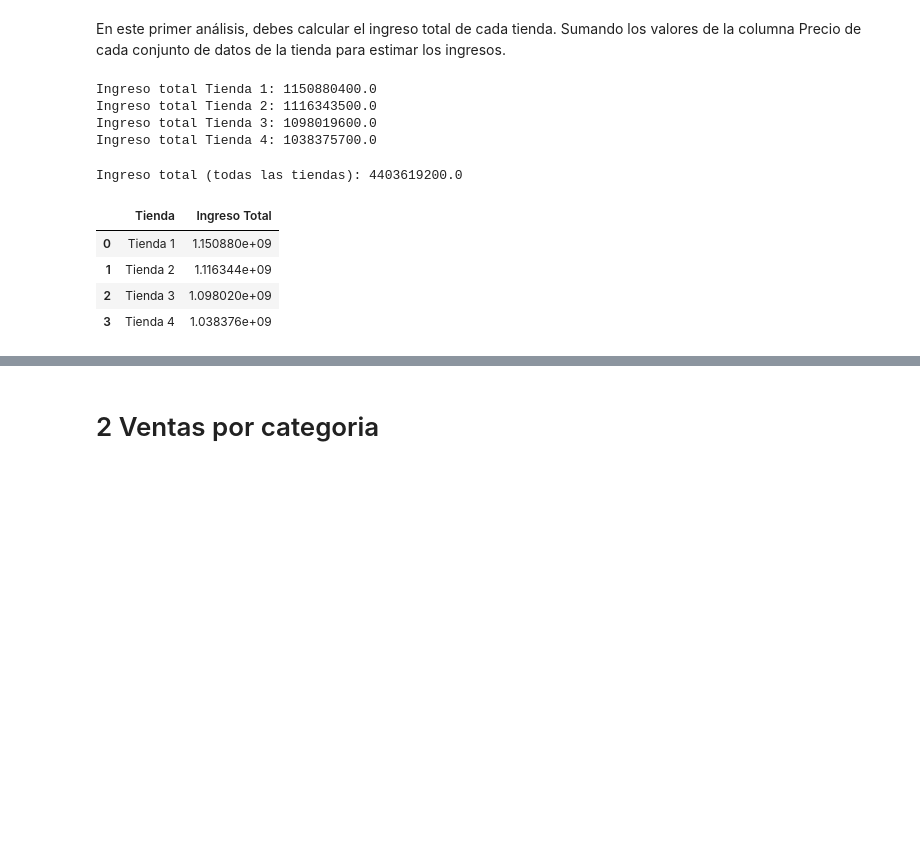
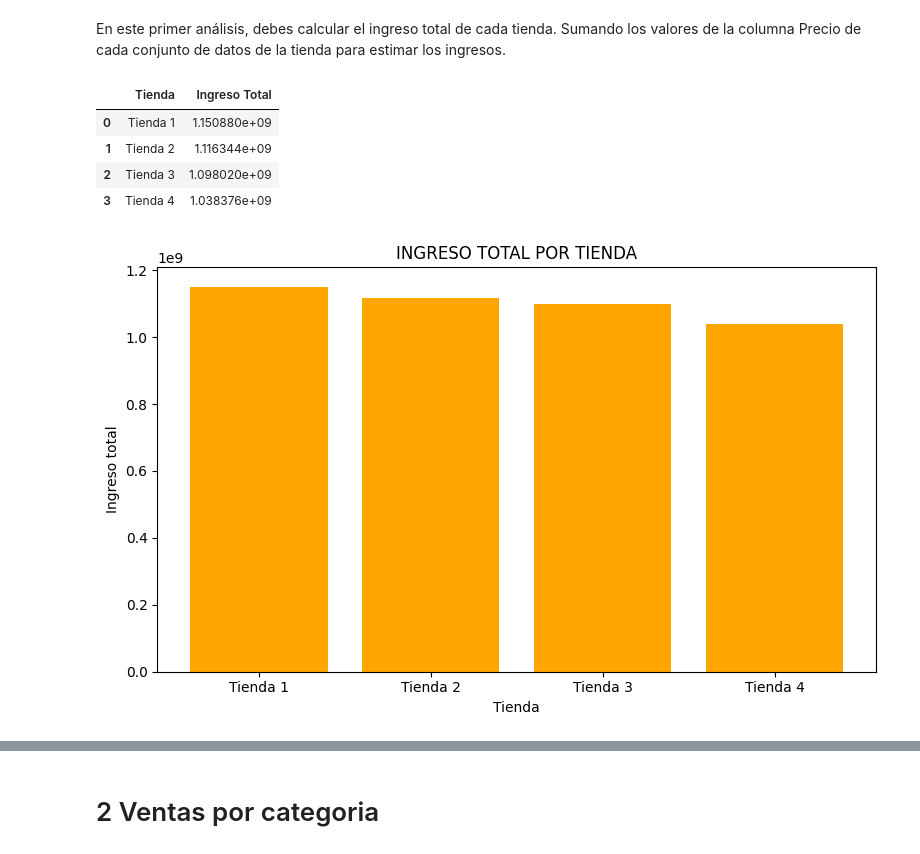
Before and after one commit to rocioivonneperezgonzalez-ship-it/Practicando-Python-para-Data-Science-Challenge-Alura-Store, a Jupyter notebook: Python_para_Data_Science_Challenge_Alura_Store.ipynb, the cells around one changed output, grey strips where cells are left out. Saved outputs shown, nothing was run; the diff lists cells and outputs as text; code cells hidden in the pictures; blank space fills up the shorter version.

```diff
--- a/Python_para_Data_Science_Challenge_Alura_Store.ipynb
+++ b/Python_para_Data_Science_Challenge_Alura_Store.ipynb
@@ -165,31 +165,42 @@ ingreso_tienda2 = tienda2['Precio'].sum()
 ingreso_tienda3 = tienda3['Precio'].sum()
 ingreso_tienda4 = tienda4['Precio'].sum()
 
-print("Ingreso total Tienda 1:", ingreso_tienda1)
-print("Ingreso total Tienda 2:", ingreso_tienda2)
-print("Ingreso total Tienda 3:", ingreso_tienda3)
-print("Ingreso total Tienda 4:", ingreso_tienda4)
+ingresos = {
+    'Tienda': ['Tienda 1', 'Tienda 2', 'Tienda 3', 'Tienda 4'],
+    'Ingreso Total': [ingreso_tienda1, ingreso_tienda2, ingreso_tienda3, ingreso_tienda4]
+}
+
+df_ingresos = pd.DataFrame(ingresos)
+df_ingresos
 # %% [output]
-Ingreso total Tienda 1: 1150880400.0
-Ingreso total Tienda 2: 1116343500.0
-Ingreso total Tienda 3: 1098019600.0
-Ingreso total Tienda 4: 1038375700.0
+|  | Tienda | Ingreso Total |
+| 0 | Tienda 1 | 1.150880e+09 |
+| 1 | Tienda 2 | 1.116344e+09 |
+| 2 | Tienda 3 | 1.098020e+09 |
+| 3 | Tienda 4 | 1.038376e+09 |
-# %%
-ingreso_total = tiendas['Precio'].sum()
-print("Ingreso total (todas las tiendas):", ingreso_total)
-# %% [output]
-Ingreso total (todas las tiendas): 4403619200.0
-# %%
-ingresos = {
-    'Tienda': ['Tienda 1', 'Tienda 2', 'Tienda 3', 'Tienda 4'],
-    'Ingreso Total': [ingreso_tienda1, ingreso_tienda2, ingreso_tienda3, ingreso_tienda4]
-}
-
-df_ingresos = pd.DataFrame(ingresos)
-df_ingresos
-# %% [output]
-|  | Tienda | Ingreso Total |
-| 0 | Tienda 1 | 1.150880e+09 |
-| 1 | Tienda 2 | 1.116344e+09 |
-| 2 | Tienda 3 | 1.098020e+09 |
-| 3 | Tienda 4 | 1.038376e+09 |
+# %%
+# Generación de grafico ingreso total de cada tienda
+
+import matplotlib.pyplot as plt
+
+def plot_bar (df, x_col, y_col, title='', x_label='', y_label=''):
+    plt.figure(figsize=(8, 5))
+    plt.bar(df[x_col], df[y_col], color='orange')
+    plt.title(title)
+    plt.xlabel(x_label if x_label else x_col)
+    plt.ylabel(y_label if y_label else y_col)
+    plt.xticks(rotation=0)
+    plt.tight_layout()
+    plt.show()
+
+# Ejemplo de uso con df_ingresos
+plot_bar (
+    df_ingresos,
+    x_col='Tienda',
+    y_col='Ingreso Total',
+    title='INGRESO TOTAL POR TIENDA',
+    x_label='Tienda',
+    y_label='Ingreso total'
+)
+# %% [output]
+[figure, added]
```
Also changed, not shown: parts of 4 cells of this notebook.
